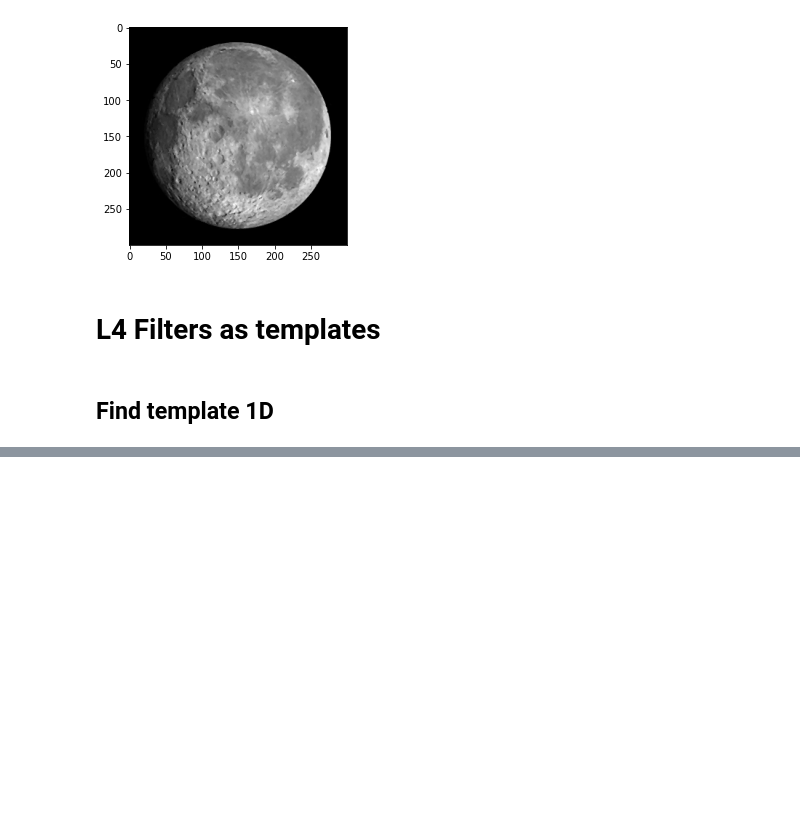
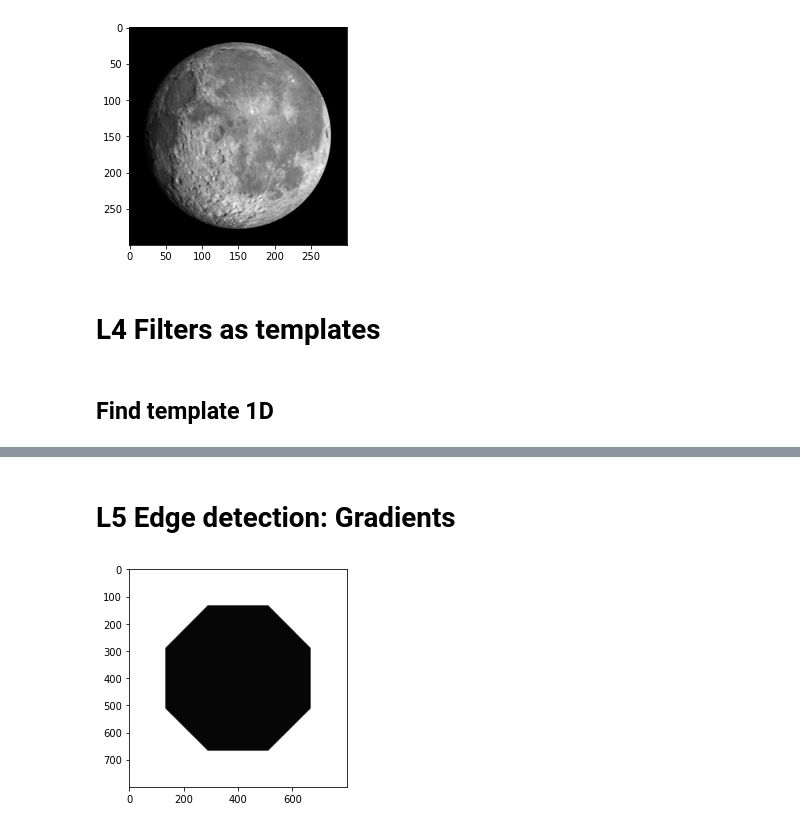
Before and after one commit to aten2001/CS6476-CV-1, a Jupyter notebook: 2A Linear image processing/In Class.ipynb, the cells around one changed output, grey strips where cells are left out. Drawn from its saved outputs; the diff is of its cells as text; code cells hidden in the pictures; blank space fills up the shorter version.

```diff
--- a/2A Linear image processing/In Class.ipynb
+++ b/2A Linear image processing/In Class.ipynb
@@ -161,0 +212,9 @@ print(corr)
+# %% [markdown]
+# L5 Edge detection: Gradients
+# %%
+img = cv2.imread(DATA_DIR + '/octogon.png', cv2.IMREAD_GRAYSCALE)
+img = np.array(img, dtype=np.float64) / 255.
+plt.imshow(img, cmap='gray')
+plt.show()
+# %% [output]
+[figure, added]
```
Also changed, not shown: parts of 18 cells of this notebook, 2 other files.
